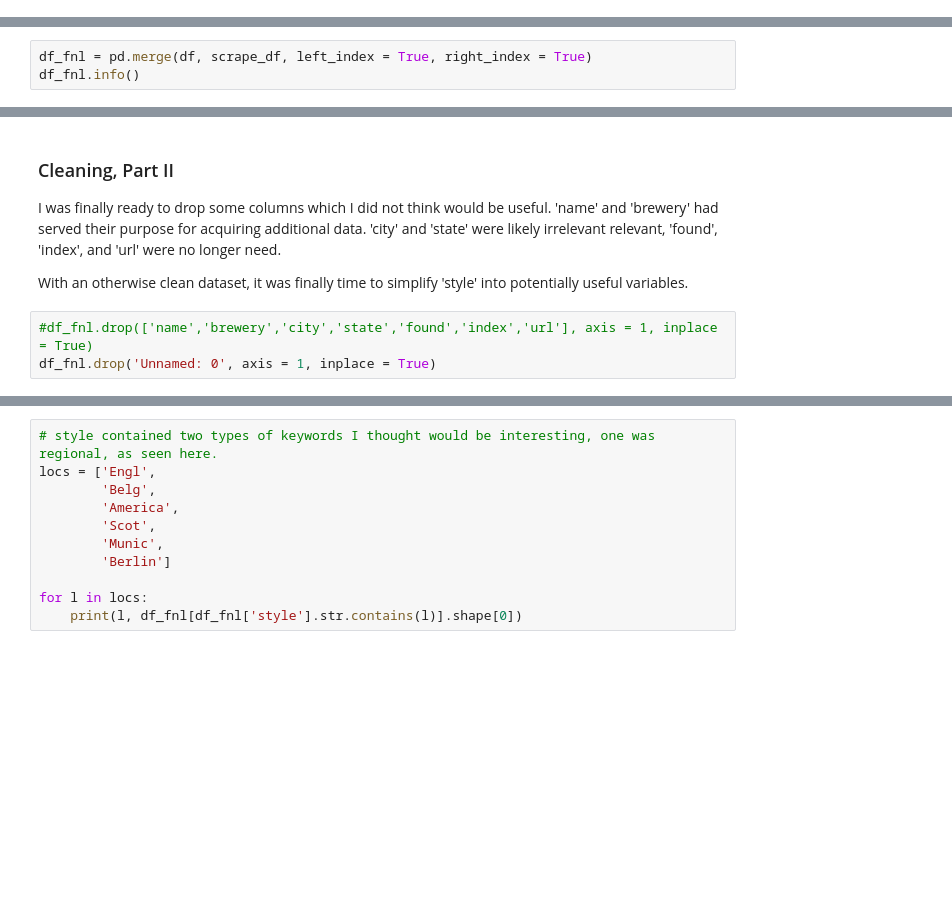
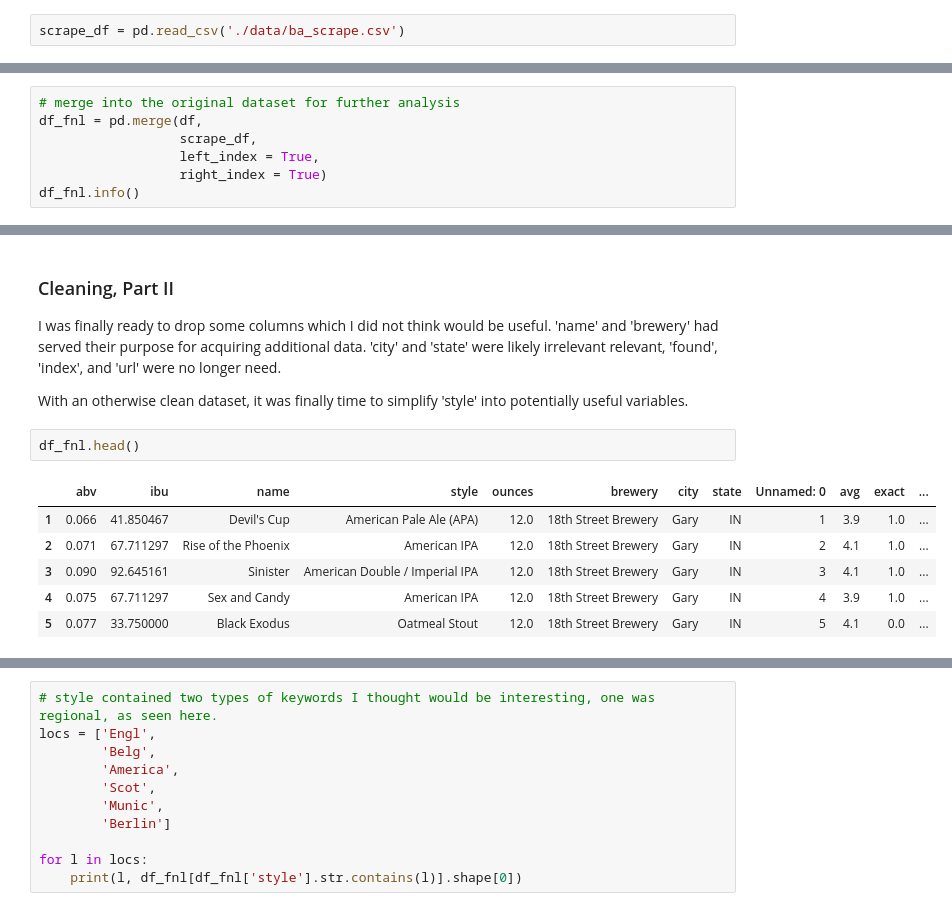
Before and after one commit to timsturges/GA_DS, a Jupyter notebook: homework/Unit4/Final Project.ipynb, the cells around one changed output, grey strips where cells are left out. Cells and saved outputs as stored; diff of their text form; blank space fills up the shorter version.

```diff
--- a/homework/Unit4/Final Project.ipynb
+++ b/homework/Unit4/Final Project.ipynb
@@ -317,0 +306,2 @@ scrape_df.to_csv('./data/ba_scrape.csv')
+# %%
+scrape_df = pd.read_csv('./data/ba_scrape.csv')
@@ -328,6 +324,10 @@ Name: exact, dtype: int64
 scrape_df = scrape_df[(scrape_df['found'] != 0)]
 # %%
-df_fnl = pd.merge(df, scrape_df, left_index = True, right_index = True)
+# merge into the original dataset for further analysis
+df_fnl = pd.merge(df,
+                  scrape_df,
+                  left_index = True,
+                  right_index = True)
 df_fnl.info()
 # %% [output]
 <class 'pandas.core.frame.DataFrame'>
@@ -370,6 +367,12 @@ df_fnl = pd.read_csv('./data/df_final.csv')
 I was finally ready to drop some columns which I did not think would be useful. 'name' and 'brewery' had served their purpose for acquiring additional data. 'city' and 'state' were likely irrelevant relevant, 'found', 'index', and 'url' were no longer need.
 
 With an otherwise clean dataset, it was finally time to simplify 'style' into potentially useful variables.
-# %%
-#df_fnl.drop(['name','brewery','city','state','found','index','url'], axis = 1, inplace = True)
-df_fnl.drop('Unnamed: 0', axis = 1, inplace = True)
+# %%
+df_fnl.head()
+# %% [output]
+|  | abv | ibu | name | style | ounces | brewery | city | state | Unnamed: 0 | avg | exact | ... |
+| 1 | 0.066 | 41.850467 | Devil's Cup | American Pale Ale (APA) | 12.0 | 18th Street Brewery | Gary | IN | 1 | 3.9 | 1.0 | ... |
+| 2 | 0.071 | 67.711297 | Rise of the Phoenix | American IPA | 12.0 | 18th Street Brewery | Gary | IN | 2 | 4.1 | 1.0 | ... |
+| 3 | 0.090 | 92.645161 | Sinister | American Double / Imperial IPA | 12.0 | 18th Street Brewery | Gary | IN | 3 | 4.1 | 1.0 | ... |
+| 4 | 0.075 | 67.711297 | Sex and Candy | American IPA | 12.0 | 18th Street Brewery | Gary | IN | 4 | 3.9 | 1.0 | ... |
+| 5 | 0.077 | 33.750000 | Black Exodus | Oatmeal Stout | 12.0 | 18th Street Brewery | Gary | IN | 5 | 4.1 | 0.0 | ... |
```
Also changed, not shown: parts of 83 cells of this notebook.
